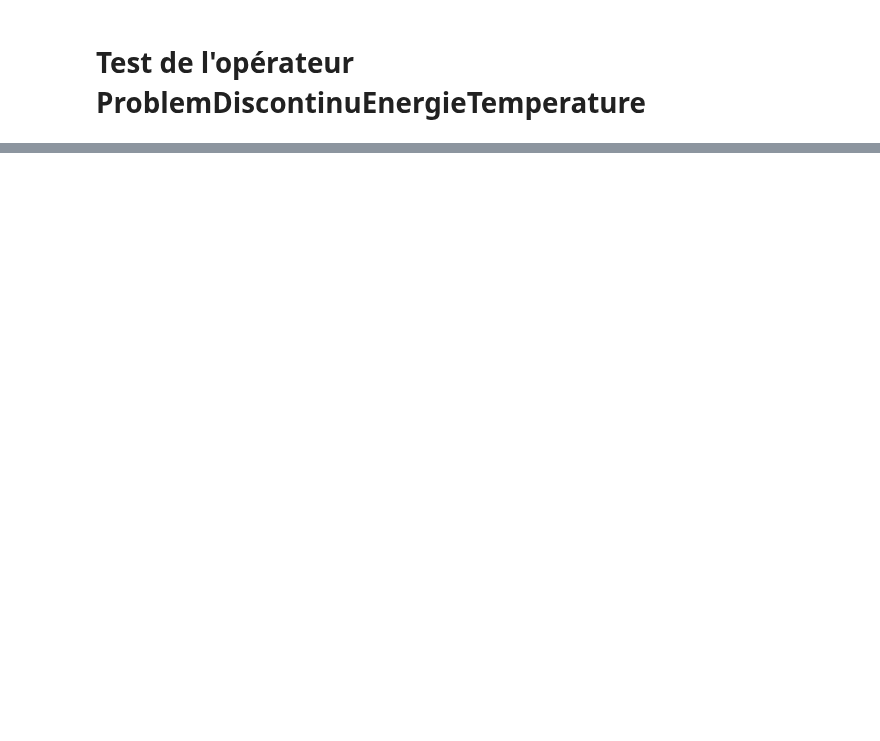
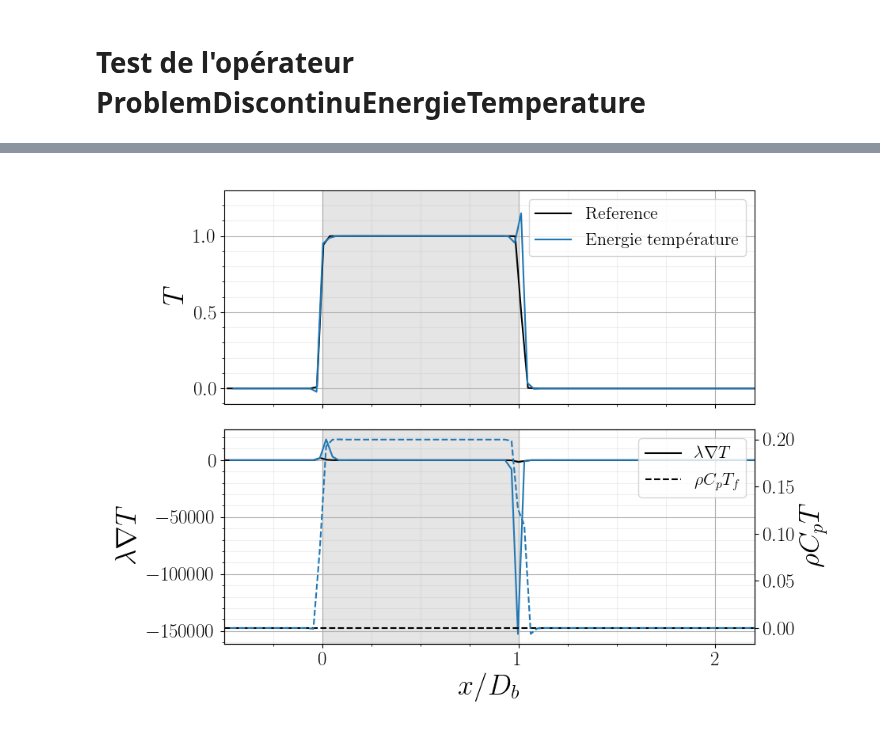
Before and after one commit to cea-trust-platform/FluidDyn, a Jupyter notebook: etudes/13_couple_temperature_eneregie.ipynb, the cells around one changed output, grey strips where cells are left out. Drawn from its saved outputs; the diff is of its cells as text; code cells hidden in the pictures; blank space fills up the shorter version.

```diff
--- a/etudes/13_couple_temperature_eneregie.ipynb
+++ b/etudes/13_couple_temperature_eneregie.ipynb
@@ -7,6 +7,8 @@ import os
 lib_path = os.path.realpath(os.path.join(os.getcwd(), ".."))
 if lib_path not in sys.path:
     sys.path = [lib_path] + sys.path
+savefig_path = os.path.join(lib_path, "figures", "EnergieTemperature/")
+save_fig = True
 # %%
 from src.main_discontinu import *
 from src.plot_fields import *
@@ -114,0 +88,16 @@ dE*/dt* ref = -7.79356e-06
+# %%
+plotter_hT = Plotter('decale', time=False,lda_gradT=True, flux_conv=True, ispretty=True, zoom=(-0.5,2.2))
+
+plotter_hT.plot(prob_ref1, c='k')
+plotter_hT.ax.set_ylim(None,1.3)
+plotter_hT.plot(prob)
+plotter_hT.ax2.plot([],[], 'k', label=r'$\lambda\nabla T$')
+plotter_hT.ax2.plot([],[], 'k--', label=r'$\rho C_p T_f$')
+hd, lbs = plotter_hT.ax2.get_legend_handles_labels()
+plotter_hT.ax2.legend(hd[-2:], lbs[-2:])
+plotter_hT.ax3.set_ylabel(r'$\rho C_p T$',size='x-large')
+plotter_hT.fig.tight_layout()
+if save_fig:
+    plotter_hT.fig.savefig(savefig_path+'temperature_hT_2dt.pdf')
+# %% [output]
+[figure, added]
```
Also changed, not shown: parts of 6 cells of this notebook, 2 other files.
